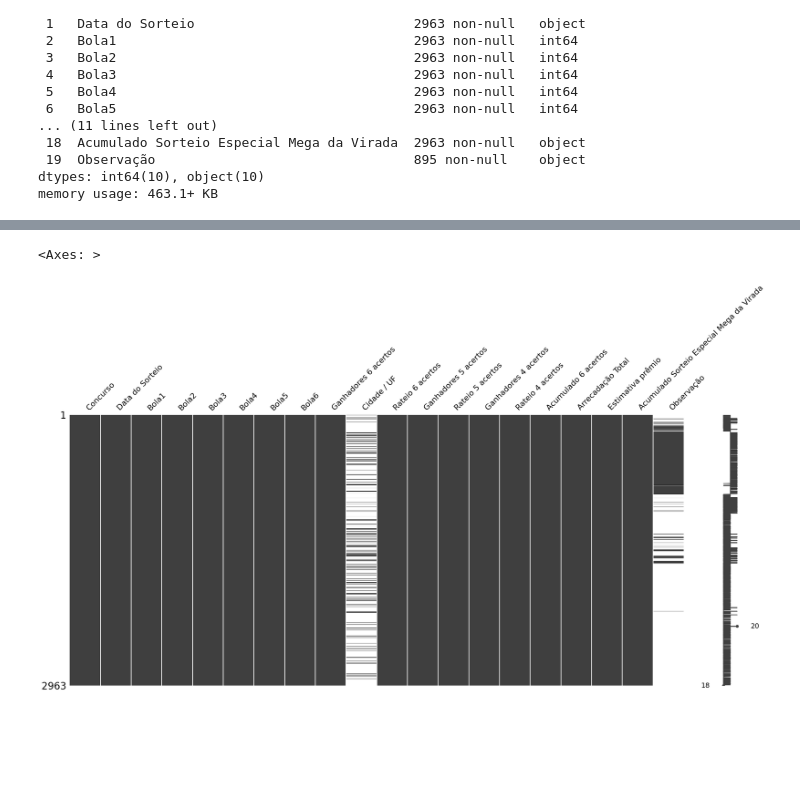
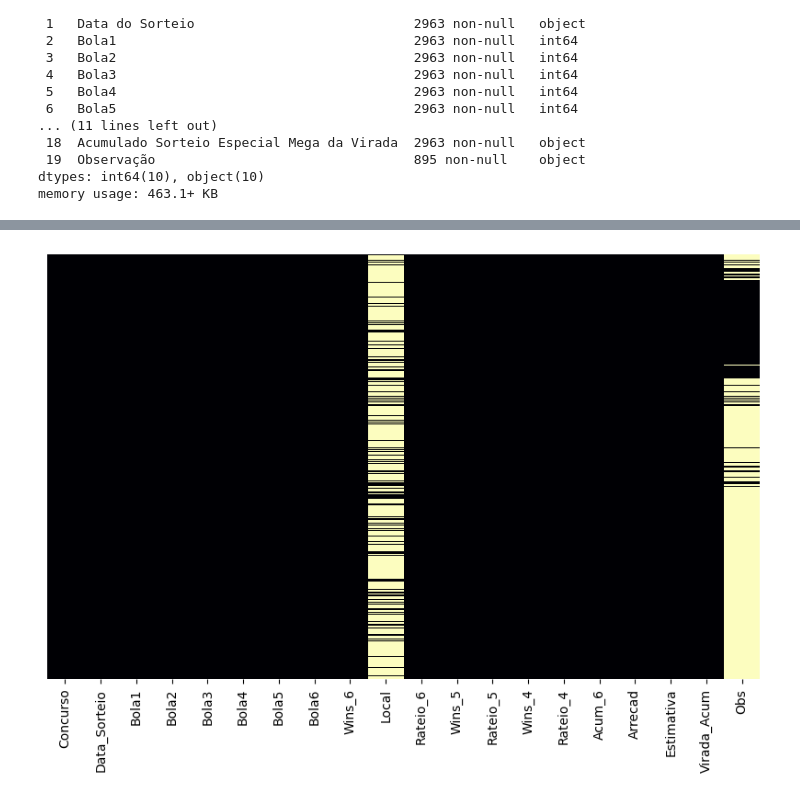
Before and after one commit to zf0rest/megasena_science, a Jupyter notebook: notebooks/analise.ipynb, the cells around one changed output, grey strips where cells are left out. Saved outputs shown, nothing was run; the diff lists cells and outputs as text; code cells hidden in the pictures; blank space fills up the shorter version.

```diff
--- a/notebooks/analise.ipynb
+++ b/notebooks/analise.ipynb
@@ -63,9 +96,3 @@ Data columns (total 20 columns):
  19  Observação                                 895 non-null    object
 dtypes: int64(10), object(10)
 memory usage: 463.1+ KB
-# %%
-df = df.drop('Concurso', axis=1)
-# Como já temos uma coluna index que pode expressar a mesma coisa que a coluna concurso, podemos excluir uma das duas
-
-df.describe()
-# Ao tentar ver as estatísticas descritivas, vemos que há colunas numéricas que não estão sendo consideradas.
@@ -102,0 +123,21 @@ Observando os outputs, a tabela é de tal forma que as linhas representam cada q
+# %%
+# Agora, vamos aos dtypes. A começar pela data e pelos valores financeiros:
+
+df['Data_Sorteio'] =pd.to_datetime(df['Data_Sorteio'], format= '%d/%m/%Y') #a data era só transformar
+
+def to_finance(valor_str:str) -> float:
+    '''Função que transforma monetários da planilha em floats acionáveis pelo Python: \
+        Recebe valores em str > exlui os caracteres desnecessários > transforma em float '''
+    if pd.isna(valor_str) :
+        return 0.0
+
+    valor_limpo = valor_str.replace('R$','').strip()
+    valor_limpo = valor_limpo.replace('.','')
+    valor_limpo = float(valor_limpo.replace(',','.'))
+
+    return valor_limpo
+# %%
+valores_errados = ['Rateio_6','Rateio_5','Rateio_4','Acum_6', 'Arrecad','Estimativa','Virada_Acum']
+# mapeei as colunas com valores errados. Assumo que dá pra fazer com um loop for padrão, mas é mais performático fazer com o .map()
+
+df[valores_errados] = df[valores_errados].map(to_finance) # o map é como o apply, mas é otimizado para funções simples de transformação
@@ -103,8 +164,15 @@ Observando os outputs, a tabela é de tal forma que as linhas representam cada q
 # %%
-msno.matrix(df)
+# plotando os valores nulos do df
+plt.figure(figsize=(10, 6))
 
-# Esse plot dá uma representação visual muito bacana sobre os espaços vazios nas colunas do df
-# Vemos que
+sns.heatmap(df.isnull(),
+            yticklabels=False,
+            cbar=False,
+            cmap='magma')
+plt.show()
+
+
+# 1. Vemos que existem concursos sem indicação de Cidade/UF, e isso pode ser derivado das seguintes causas:
+#    concursos sem ganhadores ou ganhadores sem localidade informada. Vamos conferir?
 # %% [output]
-<Axes: >
-[figure, old version]
+[figure, new version]
```
Also changed, not shown: parts of 10 cells of this notebook.
